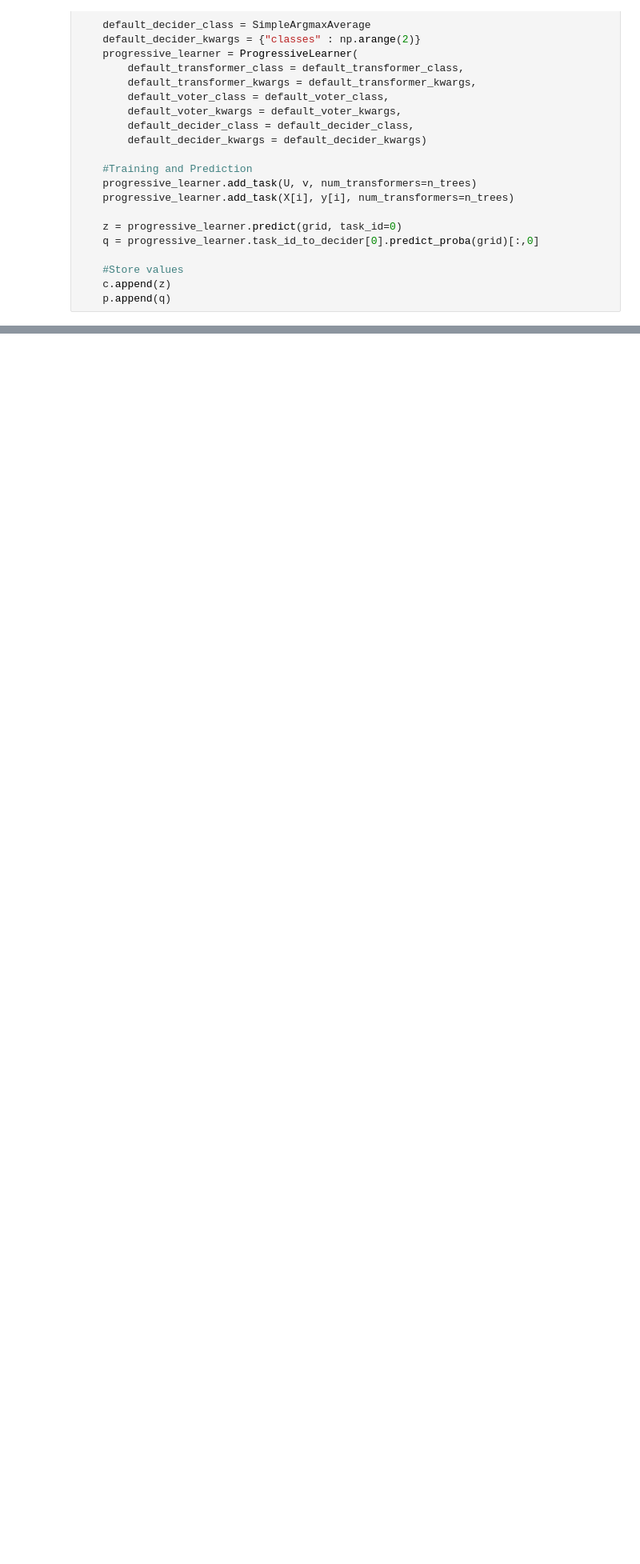
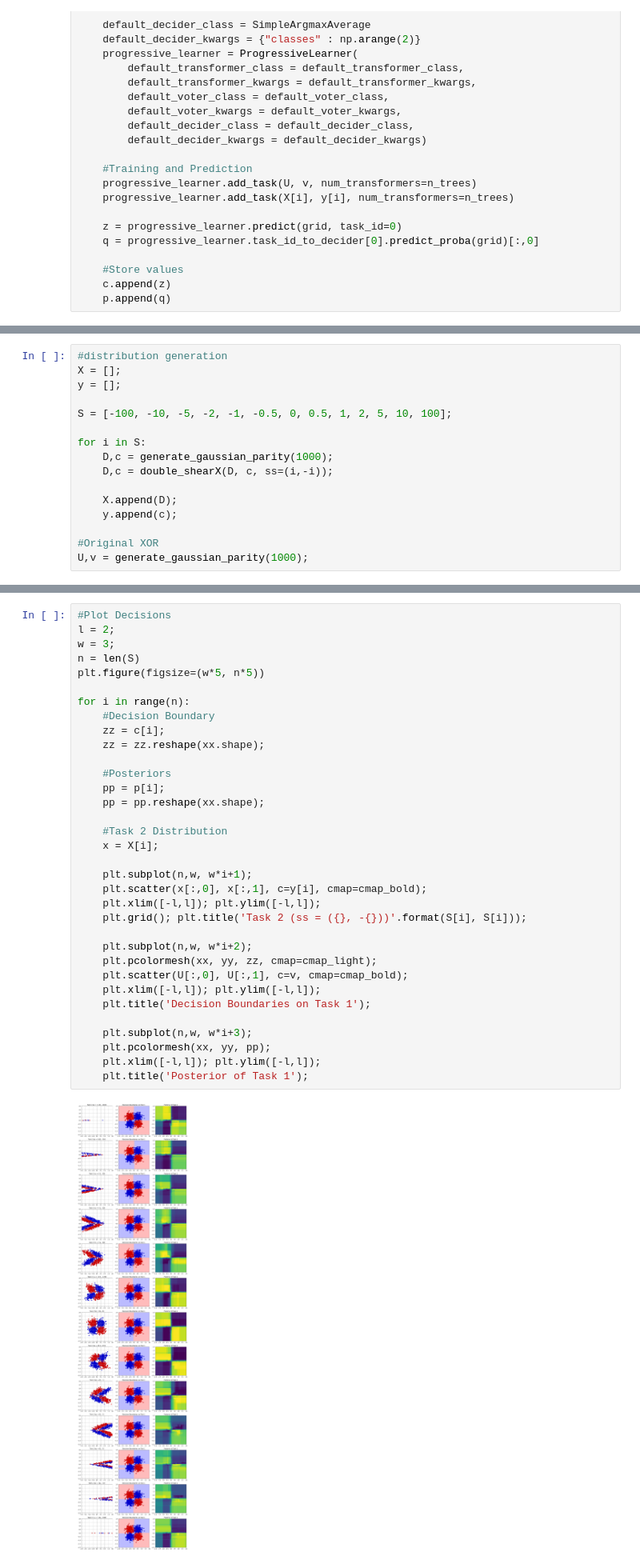
Before and after one commit to williamrxu/ndd-workspace, a Jupyter notebook: cpd_experiment_shear.ipynb, the cells around one changed output, grey strips where cells are left out. Shown at 80% size. Cells and saved outputs as stored; diff of their text form; blank space fills up the shorter version.

```diff
--- a/cpd_experiment_shear.ipynb
+++ b/cpd_experiment_shear.ipynb
@@ -270,0 +386,16 @@ for i in range(n):
+# %%
+#distribution generation
+X = [];
+y = [];
+
+S = [-100, -10, -5, -2, -1, -0.5, 0, 0.5, 1, 2, 5, 10, 100];
+
+for i in S:
+    D,c = generate_gaussian_parity(1000);
+    D,c = double_shearX(D, c, ss=(i,-i));
+
+    X.append(D);
+    y.append(c);
+
+#Original XOR
+U,v = generate_gaussian_parity(1000);
@@ -270,0 +445,36 @@ for i in range(n):
+# %%
+#Plot Decisions
+l = 2;
+w = 3;
+n = len(S)
+plt.figure(figsize=(w*5, n*5))
+
+for i in range(n):
+    #Decision Boundary
+    zz = c[i];
+    zz = zz.reshape(xx.shape);
+
+    #Posteriors
+    pp = p[i];
+    pp = pp.reshape(xx.shape);
+
+    #Task 2 Distribution
+    x = X[i];
+
+    plt.subplot(n,w, w*i+1);
+    plt.scatter(x[:,0], x[:,1], c=y[i], cmap=cmap_bold);
+    plt.xlim([-l,l]); plt.ylim([-l,l]);
+    plt.grid(); plt.title('Task 2 (ss = ({}, -{}))'.format(S[i], S[i]));
+
+    plt.subplot(n,w, w*i+2);
+    plt.pcolormesh(xx, yy, zz, cmap=cmap_light);
+    plt.scatter(U[:,0], U[:,1], c=v, cmap=cmap_bold);
+    plt.xlim([-l,l]); plt.ylim([-l,l]);
+    plt.title('Decision Boundaries on Task 1');
+
+    plt.subplot(n,w, w*i+3);
+    plt.pcolormesh(xx, yy, pp);
+    plt.xlim([-l,l]); plt.ylim([-l,l]);
+    plt.title('Posterior of Task 1');
+# %% [output]
+[figure, added]
```
Also changed, not shown: parts of 25 cells of this notebook.
